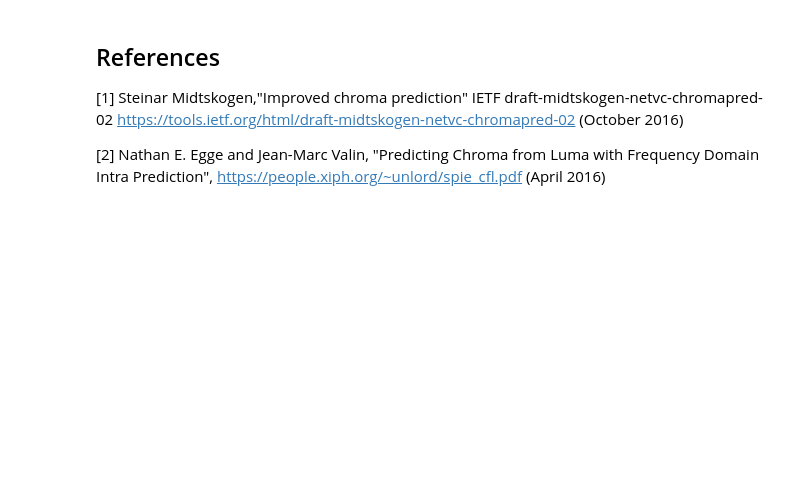
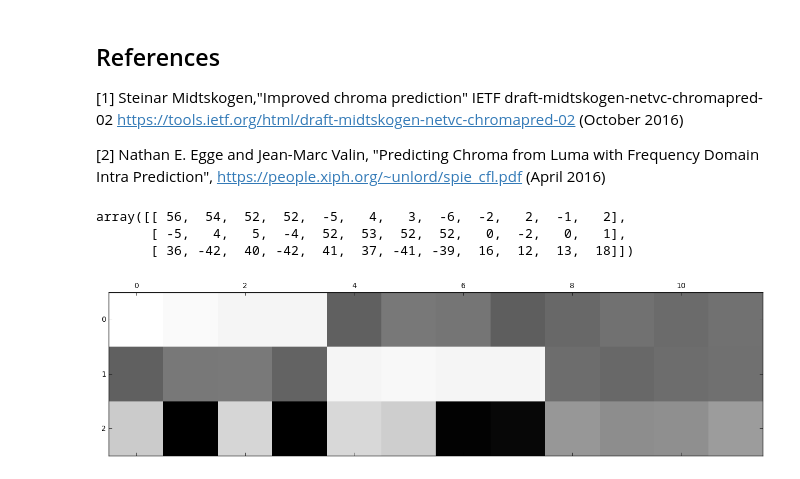
Before and after one commit to barrbrain/AV1-CfL-Proposal, a Jupyter notebook: Chroma from Luma (CfL).ipynb, the cells around one changed output. Saved outputs shown, nothing was run; the diff lists cells and outputs as text; code cells hidden in the pictures; blank space fills up the shorter version.

```diff
--- a/Chroma from Luma (CfL).ipynb
+++ b/Chroma from Luma (CfL).ipynb
@@ -490,3 +496,10 @@ for mlp in [mlp_cb, mlp_cr]:
 [1] Steinar Midtskogen,"Improved chroma prediction" IETF draft-midtskogen-netvc-chromapred-02 https://tools.ietf.org/html/draft-midtskogen-netvc-chromapred-02 (October 2016)
 
 [2] Nathan E. Egge and Jean-Marc Valin, "Predicting Chroma from Luma with Frequency Domain Intra Prediction", https://people.xiph.org/~unlord/spie_cfl.pdf (April 2016)
+# %%
+plt.matshow((256*np.dot(*mlp_cb.coefs_)).astype(int), cmap='gray');(256*np.dot(*mlp_cb.coefs_)).astype(int)
+# %% [output]
+array([[ 56,  54,  52,  52,  -5,   4,   3,  -6,  -2,   2,  -1,   2],
+       [ -5,   4,   5,  -4,  52,  53,  52,  52,   0,  -2,   0,   1],
+       [ 36, -42,  40, -42,  41,  37, -41, -39,  16,  12,  13,  18]])
+[figure, added]
```
Also changed, not shown: parts of 5 cells of this notebook.
